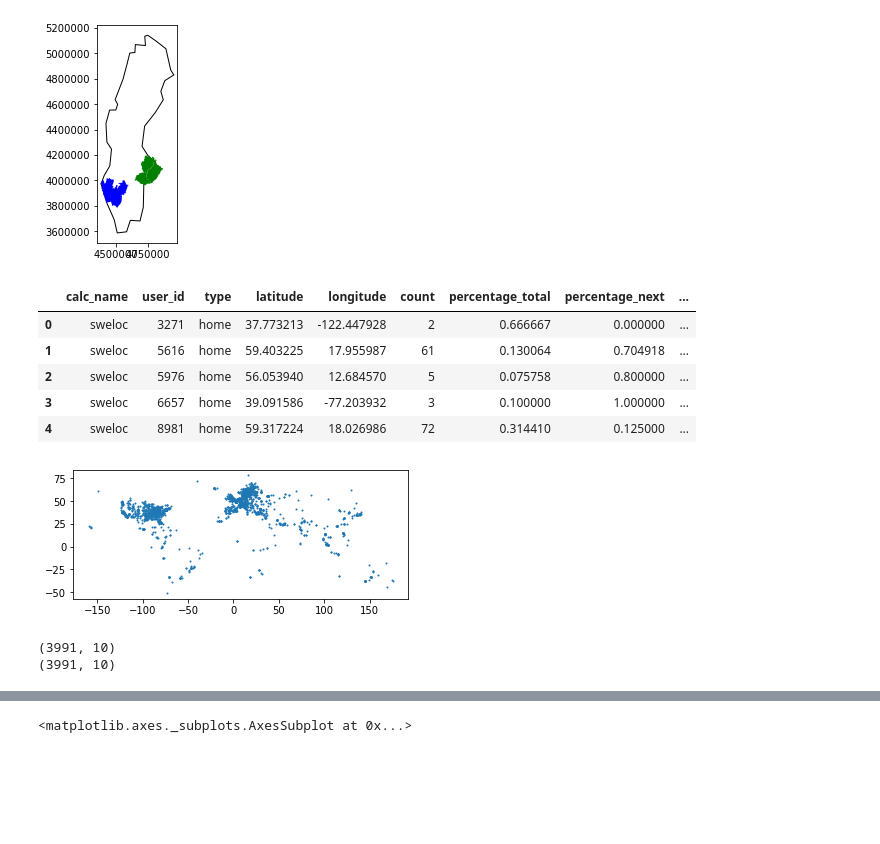
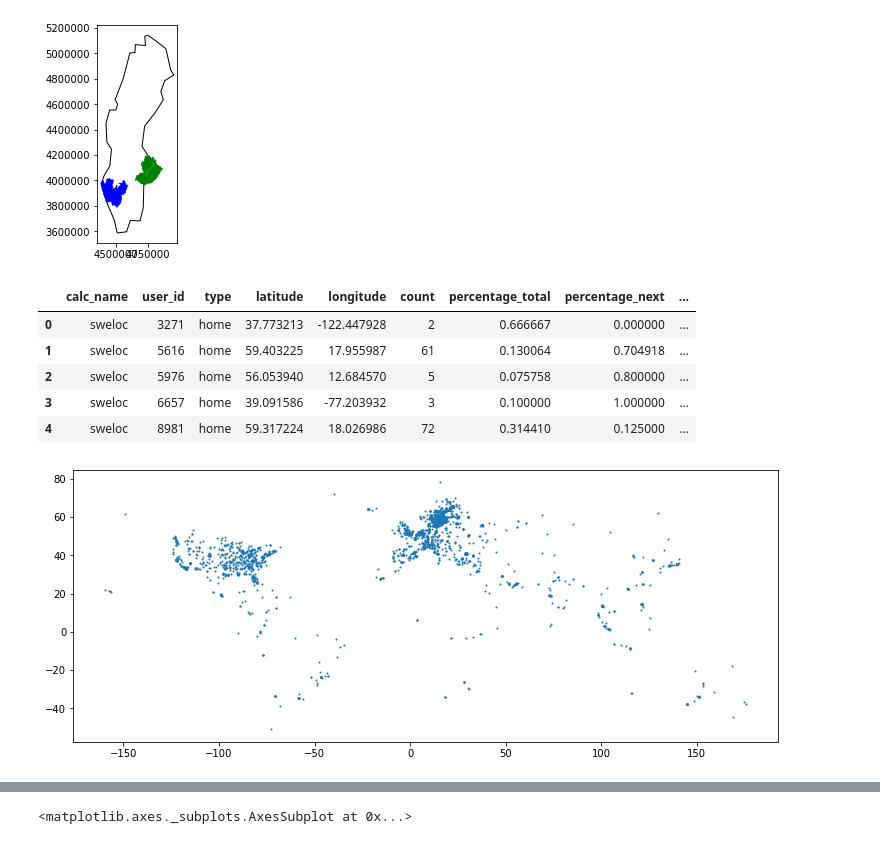
Before and after one commit to TheYuanLiao/individual_mobility_model, a Jupyter notebook: src/py/homelocation.ipynb, the cells around one changed output, grey strips where cells are left out. Cells and saved outputs as stored; diff of their text form; code cells hidden in the pictures; blank space fills up the shorter version.

Commit message:
plot homelocation distrib

```diff
--- a/src/py/homelocation.ipynb
+++ b/src/py/homelocation.ipynb
@@ -19,23 +16,16 @@ regions.stockholm.plot(ax=ax, color='green')
 <matplotlib.axes._subplots.AxesSubplot at 0x...>
 [figure]
 # %%
-homelocations = homelocationdf.load('sweloc')
+homelocations_all = homelocationdf.load('sweloc')
-# %%
-homelocations.plot(markersize=1)
-homelocations.head()
-# %% [output]
-|  | calc_name | user_id | type | latitude | longitude | count | percentage_total | percentage_next | ... |
-| 0 | sweloc | 3271 | home | 37.773213 | -122.447928 | 2 | 0.666667 | 0.000000 | ... |
-| 1 | sweloc | 5616 | home | 59.403225 | 17.955987 | 61 | 0.130064 | 0.704918 | ... |
-| 2 | sweloc | 5976 | home | 56.053940 | 12.684570 | 5 | 0.075758 | 0.800000 | ... |
-| 3 | sweloc | 6657 | home | 39.091586 | -77.203932 | 3 | 0.100000 | 1.000000 | ... |
-| 4 | sweloc | 8981 | home | 59.317224 | 18.026986 | 72 | 0.314410 | 0.125000 | ... |
-[figure, removed]
-# %%
-print(homelocations.shape)
-homelocations = homelocationdf.in_country(homelocations, "Sweden")
-print(homelocations.shape)
-homelocations = homelocations.to_crs(regions.sweden.crs)
-# %% [output]
-(3991, 10)
-(3991, 10)
+# %%
+f, a = plt.subplots(figsize=(15,5))
+homelocations_all.plot(ax=a, markersize=1)
+homelocations_all.head()
+# %% [output]
+|  | calc_name | user_id | type | latitude | longitude | count | percentage_total | percentage_next | ... |
+| 0 | sweloc | 3271 | home | 37.773213 | -122.447928 | 2 | 0.666667 | 0.000000 | ... |
+| 1 | sweloc | 5616 | home | 59.403225 | 17.955987 | 61 | 0.130064 | 0.704918 | ... |
+| 2 | sweloc | 5976 | home | 56.053940 | 12.684570 | 5 | 0.075758 | 0.800000 | ... |
+| 3 | sweloc | 6657 | home | 39.091586 | -77.203932 | 3 | 0.100000 | 1.000000 | ... |
+| 4 | sweloc | 8981 | home | 59.317224 | 18.026986 | 72 | 0.314410 | 0.125000 | ... |
+[figure, added]
```
Also changed, not shown: parts of 5 cells of this notebook.
